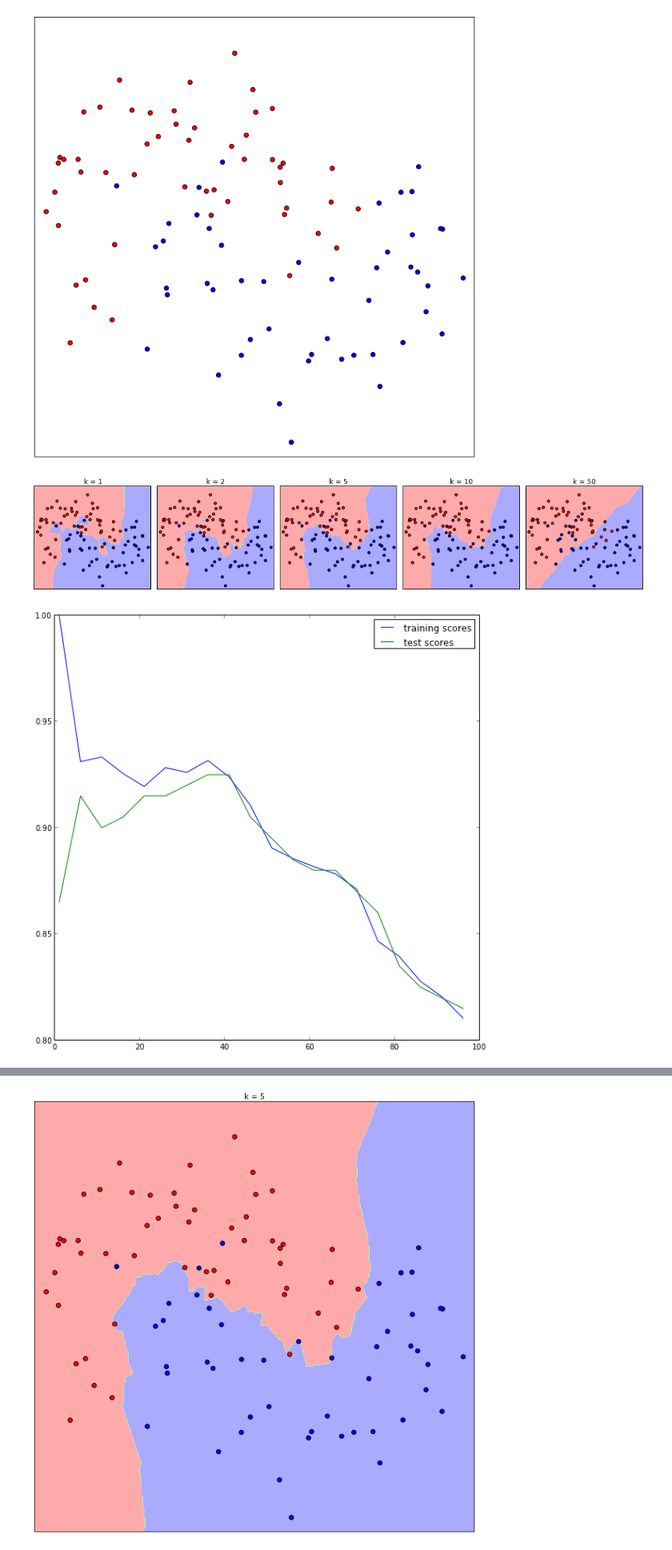
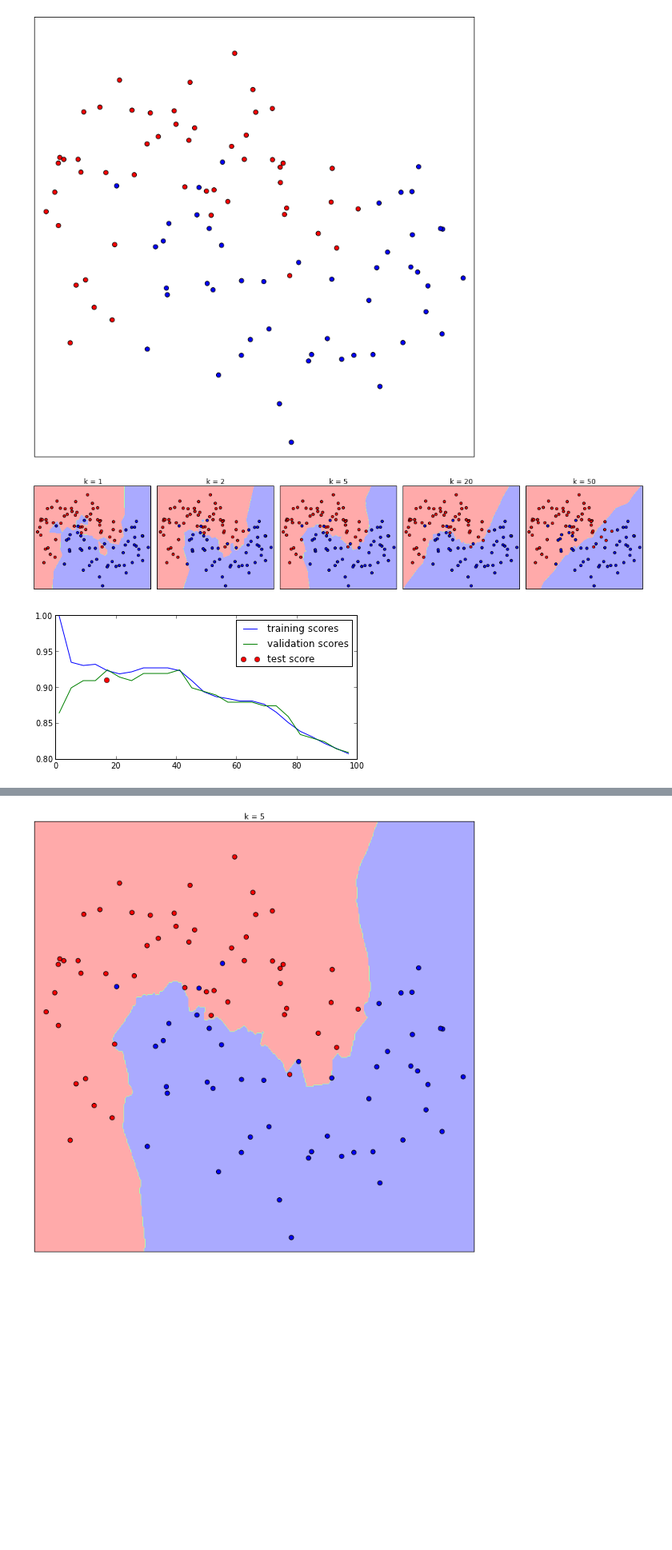
Before and after one commit to temporaer/tutorial_ml_gkbionics, a Jupyter notebook: synthetic knn.ipynb, the cells around one changed output, grey strips where cells are left out. Shown: that part at 80% size. Drawn from its saved outputs; the diff is of its cells as text; code cells hidden in the pictures; blank space fills up the shorter version.

Commit message:
more plots for knn

```diff
--- a/synthetic knn.ipynb
+++ b/synthetic knn.ipynb
@@ -20,24 +30,11 @@ plt.savefig("presentation/knn-pics/two_moons.pdf")
 [figure]
 # %%
 
-import numpy as np
-import pylab as pl
-from matplotlib.colors import ListedColormap
-from sklearn import neighbors, datasets
-
-h = .01  # step size in the mesh
-
-x_min, x_max = X[:, 0].min() - .1, X[:, 0].max() + .1
-y_min, y_max = X[:, 1].min() - .1, X[:, 1].max() + .1
-xx, yy = np.meshgrid(np.arange(x_min, x_max, h),
-                     np.arange(y_min, y_max, h))
-cmap_light = ListedColormap(['#FFAAAA', '#AAFFAA', '#AAAAFF'])
-cmap_bold = ListedColormap(['#FF0000', '#00FF00', '#0000FF'])
 plt.figsize(15, 3)
 
 
 
-n_neighbors = [1, 2, 5, 10, 50]
+n_neighbors = [1, 2, 5, 20, 50]
 fig, axes = plt.subplots(1, len(n_neighbors))
 for ax, k in zip(axes, n_neighbors):
     clf = KNeighborsClassifier(n_neighbors=k)
@@ -60,29 +57,39 @@ for ax, k in zip(axes, n_neighbors):
 plt.tight_layout()
 plt.savefig("presentation/knn-pics/two_moons_varying_k.pdf")
 # %% [output]
-[figure, old version]
+[figure, new version]
 # %%
 from sklearn.neighbors import KNeighborsClassifier
 from sklearn.cross_validation import StratifiedKFold
 train_scores = []
 test_scores = []
-ks = range(1, 100, 5)
+ks = range(1, 100, 4)
 for i in ks:
     knn = KNeighborsClassifier(n_neighbors=i)
 
     this_train = []
     this_test = []
     for train, test in StratifiedKFold(y, 10):
         knn.fit(X[train], y[train])
         this_train.append(knn.score(X[train], y[train]))
         this_test.append(knn.score(X[test], y[test]))
 
     train_scores.append(np.mean(this_train))
     test_scores.append(np.mean(this_test))
-plt.figsize(10, 10)
+plt.figsize(6, 3)
 plt.plot(ks, train_scores, label="training scores")
-plt.plot(ks, test_scores, label="test scores")
 plt.legend(loc="best")
-plt.savefig("presentation/knn-pics/two_moons_cross_validation.pdf")
+plt.tight_layout()
+plt.savefig("presentation/knn-pics/two_moons_cross_validation_1.pdf")
+plt.plot(ks, test_scores, label="validation scores")
+plt.legend(loc="best")
+plt.savefig("presentation/knn-pics/two_moons_cross_validation_2.pdf")
+best_k = ks[np.argmax(test_scores)]
+knn = KNeighborsClassifier(n_neighbors=best_k)
+knn.fit(X, y)
+X_, y_ = datasets.make_moons(noise=.3, n_samples=200, random_state=2)
+plt.plot(best_k, knn.score(X_, y_), 'o', label="test score")
+plt.legend(loc="best")
+plt.savefig("presentation/knn-pics/two_moons_cross_validation_3.pdf")
 # %% [output]
-[figure, old version]
+[figure, new version]
```
Also changed, not shown: parts of 7 cells of this notebook, 5 other files.
